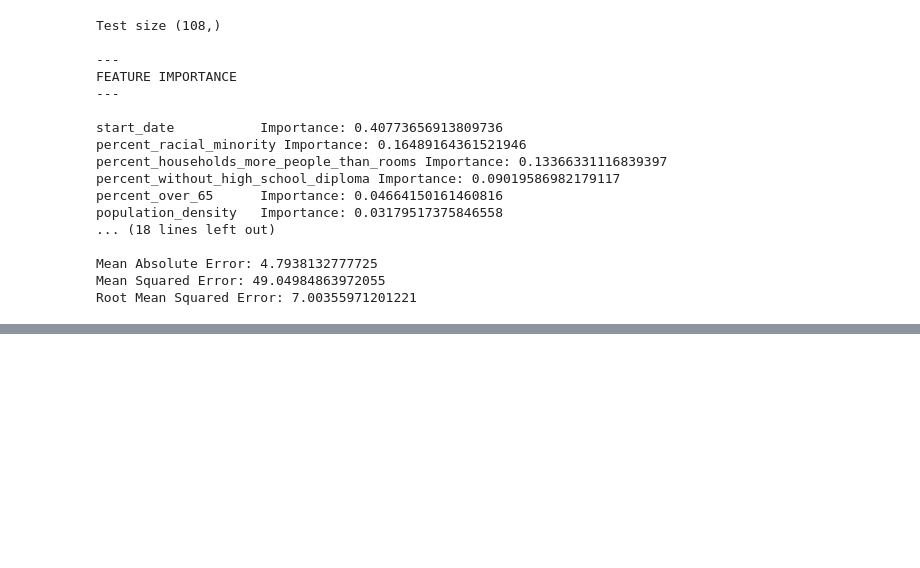
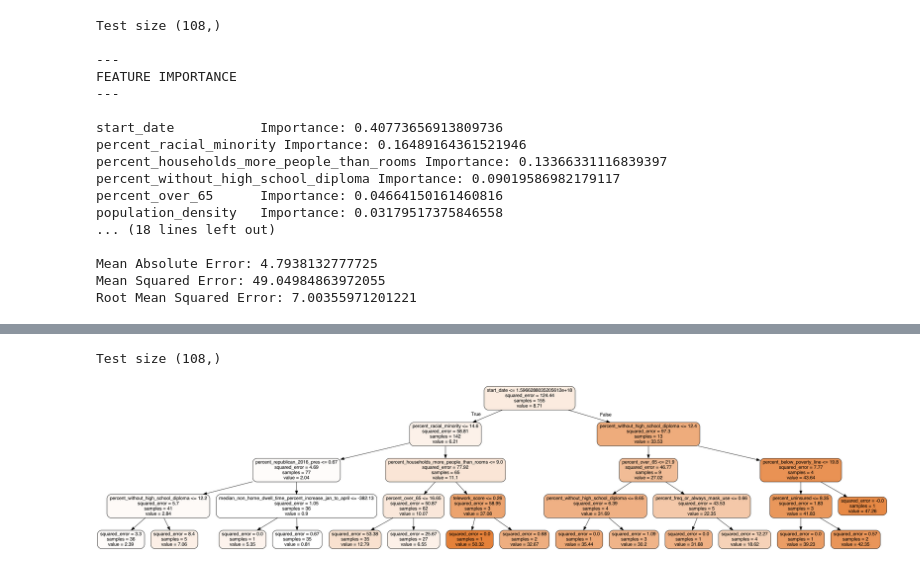
Before and after one commit to ciara-patterson/who-can-social-distance, a Jupyter notebook: notebooks/models.ipynb, the cells around one changed output, grey strips where cells are left out. Cells and saved outputs as stored; diff of their text form; code cells hidden in the pictures; blank space fills up the shorter version.

```diff
--- a/notebooks/models.ipynb
+++ b/notebooks/models.ipynb
@@ -138,0 +142,8 @@ memory usage: 8.4 KB
+# %%
+
+regr_model_low_depth, predicted_values_low_depth, feature_importance_low_depth = mod.build_rand_forest_reg(features, results, scale_test_data = False, estimators = 1000, max_depth = 4, output = False)
+viz.create_tree_estimator_png(regr_model_low_depth, feature_names, estimator_n = 5)
+Image("reports/figures/tree.png")
+# %% [output]
+Test size (108,)
+[figure, added]
```
Also changed, not shown: parts of 18 cells of this notebook, 6 other files.
